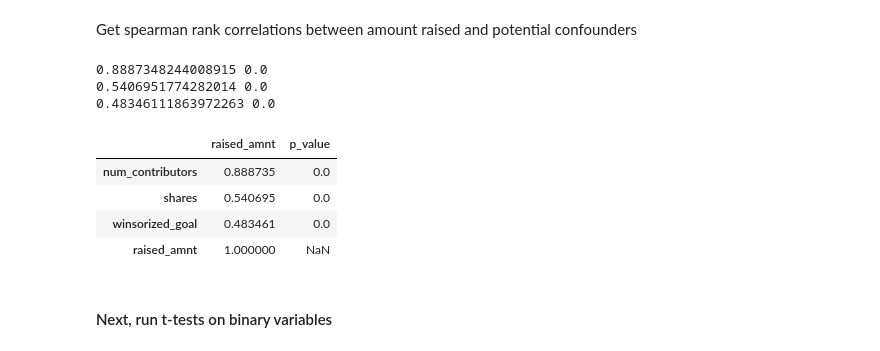
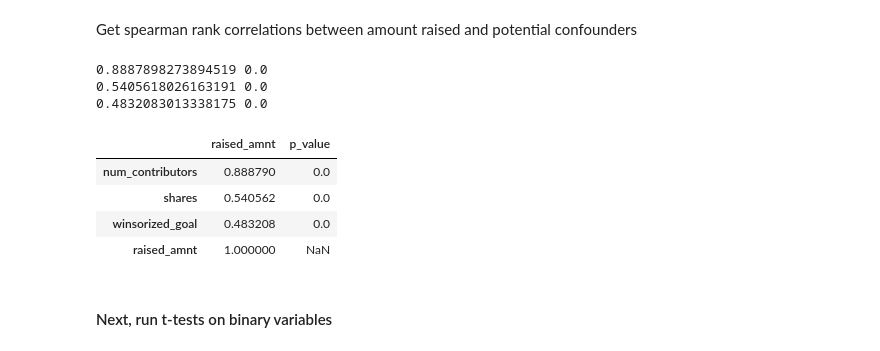
Before and after one commit to silverer/cancer-crowdfunding-explorer, a Jupyter notebook: notebooks/census_and_gfm_analysis.ipynb, the cells around one changed output. Drawn from its saved outputs; the diff is of its cells as text; code cells hidden in the pictures.

```diff
--- a/notebooks/census_and_gfm_analysis.ipynb
+++ b/notebooks/census_and_gfm_analysis.ipynb
@@ -34,0 +55,3 @@ path exists
+# %%
+df = df[df['research_in_title']==False]
+len(df)
@@ -34,0 +71,7 @@ path exists
+# %%
+df['goal_ch_dir'] = 'none'
+df.loc[df['goal_amnt'] < min(df['winsorized_goal']),
+      'goal_ch_dir'] = 'lower'
+df.loc[df['goal_amnt'] > max(df['winsorized_goal']),
+      'goal_ch_dir'] = 'upper'
+df['goal_ch_dir'].value_counts()
@@ -50,13 +107,10 @@ winsorization already done
 # %%
-if 'percent_goal' not in df.columns.values:
-    df['percent_goal'] = df['raised_amnt']/df['winsorized_goal']
-    print('Number of campaigns with goal amount > 100%: ', len(df[df['percent_goal']>1.]))
-    df.loc[df['orig_percent_goal']>1., 'orig_percent_goal'] = 1.
-    df.loc[df['percent_goal']>1., 'percent_goal'] = 1.
-    df['orig_met_goal'] = df['orig_percent_goal'] >=1.
-    df['met_goal'] = df['percent_goal'] >=1.
-    print('Number of campaigns meeting goal pre-transform: ', df['orig_met_goal'].value_counts())
-    print('Number of campaigns meeting goal post-transform: ',df['met_goal'].value_counts())
-else:
-    print('percent goal already calculated')
+df['percent_goal'] = df['raised_amnt']/df['winsorized_goal']
+print('Number of campaigns with goal amount > 100%: ', len(df[df['percent_goal']>1.]))
+df.loc[df['orig_percent_goal']>1., 'orig_percent_goal'] = 1.
+df.loc[df['percent_goal']>1., 'percent_goal'] = 1.
+df['orig_met_goal'] = df['orig_percent_goal'] >=1.
+df['met_goal'] = df['percent_goal'] >=1.
+print('Number of campaigns meeting goal pre-transform: ', df['orig_met_goal'].value_counts())
+print('Number of campaigns meeting goal post-transform: ',df['met_goal'].value_counts())
 # %% [output]
@@ -476,9 +536,9 @@ for g in temp_groups:
 # %%
 #save the results if you want to
-save = False
+save = True
 if save:
-    all_comps.to_csv(data_io.output_analysis/'chi2_tests_mention_by_NDI.csv')
-    post_hoc.to_csv(data_io.output_analysis/'chi2_post_hoc_v1.csv')
+    all_comps.to_csv(data_io.output_analysis/'rev_chi2_tests_mention_by_NDI.csv')
+    post_hoc.to_csv(data_io.output_analysis/'rev_chi2_post_hoc_v1.csv')
 # %%
 df.ndi_quantile_f.value_counts()
 # %% [output]
@@ -620,28 +680,28 @@ Get spearman rank correlations between amount raised and potential confounders
 # %%
 corr_vars = ['num_contributors', 'shares', 'winsorized_goal']
 
 temp_df = df[['num_contributors', 'shares', 'winsorized_goal', 'raised_amnt']]
 corrs = temp_df.corr(method = 'spearman')
 corrs = corrs[['raised_amnt']]
 
 temp_df = df.dropna(subset=['raised_amnt'])
 
 for i in range(0, len(corr_vars)):
     temp = temp_df.dropna(subset=[corr_vars[i]])
     r, p = spearmanr(temp[corr_vars[i]], temp['raised_amnt'])
     print(r, p)
     corrs.loc[corr_vars[i], 'p_value'] = p
 if save:
-    corrs.to_csv(data_io.output_analysis/'raised_amnt_confound_corrs.csv')
+    corrs.to_csv(data_io.output_analysis/'rev_raised_amnt_confound_corrs.csv')
 corrs
 # %% [output]
-0.8887348244008915 0.0
-0.5406951774282014 0.0
-0.48346111863972263 0.0
+0.8887898273894519 0.0
+0.5405618026163191 0.0
+0.4832083013338175 0.0
 |  | raised_amnt | p_value |
-| num_contributors | 0.888735 | 0.0 |
-| shares | 0.540695 | 0.0 |
-| winsorized_goal | 0.483461 | 0.0 |
+| num_contributors | 0.888790 | 0.0 |
+| shares | 0.540562 | 0.0 |
+| winsorized_goal | 0.483208 | 0.0 |
 | raised_amnt | 1.000000 | NaN |
 # %% [markdown]
 #### Next, run t-tests on binary variables
```
Also changed, not shown: parts of 34 cells of this notebook, 12 other files.
